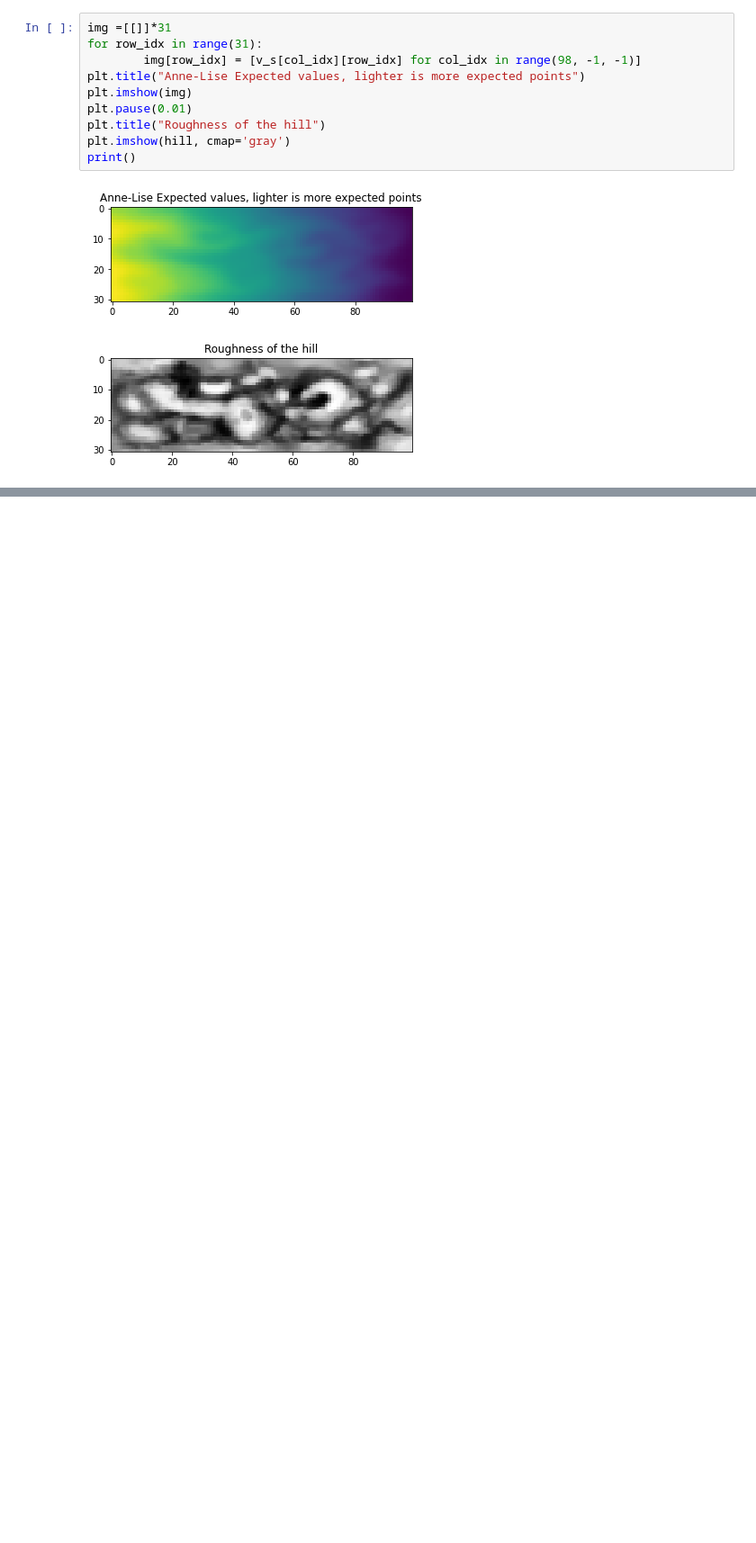
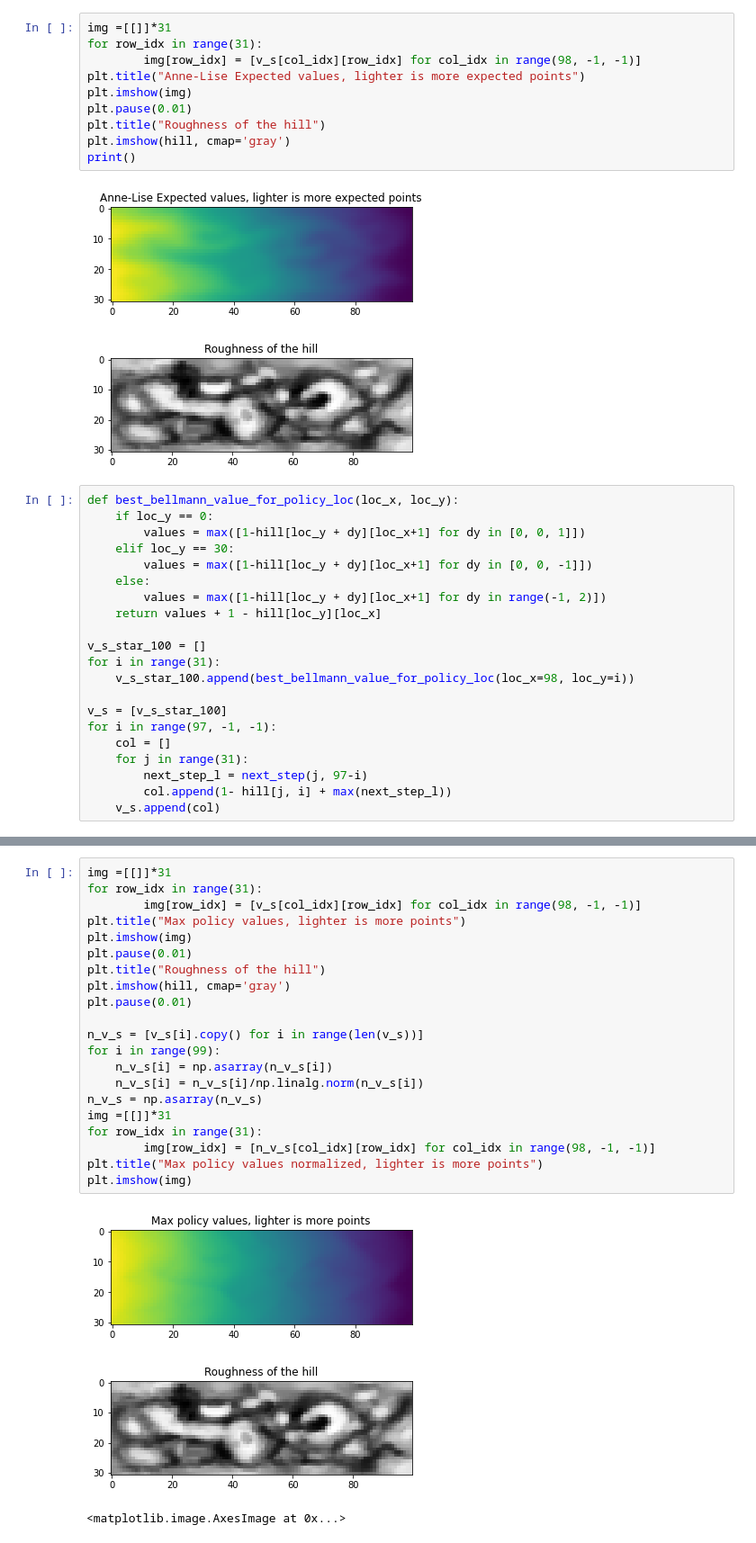
Before and after one commit to TrellixVulnTeam/INF368_65ZU, a Jupyter notebook: Weekly_Tasks/week3.ipynb, the cells around one changed output, grey strips where cells are left out. Shown at 90% size. Drawn from its saved outputs; the diff is of its cells as text; blank space fills up the shorter version.

```diff
--- a/Weekly_Tasks/week3.ipynb
+++ b/Weekly_Tasks/week3.ipynb
@@ -126,3 +137,24 @@ print()
 # %% [output]
 [figure]
 [figure]
+# %%
+def best_bellmann_value_for_policy_loc(loc_x, loc_y):
+    if loc_y == 0:
+        values = max([1-hill[loc_y + dy][loc_x+1] for dy in [0, 0, 1]])
+    elif loc_y == 30:
+        values = max([1-hill[loc_y + dy][loc_x+1] for dy in [0, 0, -1]])
+    else:
+        values = max([1-hill[loc_y + dy][loc_x+1] for dy in range(-1, 2)])
+    return values + 1 - hill[loc_y][loc_x]
+
+v_s_star_100 = []
+for i in range(31):
+    v_s_star_100.append(best_bellmann_value_for_policy_loc(loc_x=98, loc_y=i))
+
+v_s = [v_s_star_100]
+for i in range(97, -1, -1):
+    col = []
+    for j in range(31):
+        next_step_l = next_step(j, 97-i)
+        col.append(1- hill[j, i] + max(next_step_l))
+    v_s.append(col)
@@ -128,0 +167,25 @@ print()
+# %%
+img =[[]]*31
+for row_idx in range(31):
+        img[row_idx] = [v_s[col_idx][row_idx] for col_idx in range(98, -1, -1)]
+plt.title("Max policy values, lighter is more points")
+plt.imshow(img)
+plt.pause(0.01)
+plt.title("Roughness of the hill")
+plt.imshow(hill, cmap='gray')
+plt.pause(0.01)
+
+n_v_s = [v_s[i].copy() for i in range(len(v_s))]
+for i in range(99):
+    n_v_s[i] = np.asarray(n_v_s[i])
+    n_v_s[i] = n_v_s[i]/np.linalg.norm(n_v_s[i])
+n_v_s = np.asarray(n_v_s)
+img =[[]]*31
+for row_idx in range(31):
+        img[row_idx] = [n_v_s[col_idx][row_idx] for col_idx in range(98, -1, -1)]
+plt.title("Max policy values normalized, lighter is more points")
+plt.imshow(img)
+# %% [output]
+[figure, added]
+[figure, added]
+<matplotlib.image.AxesImage at 0x...>
```
Also changed, not shown: parts of 17 cells of this notebook, 1 other file.
